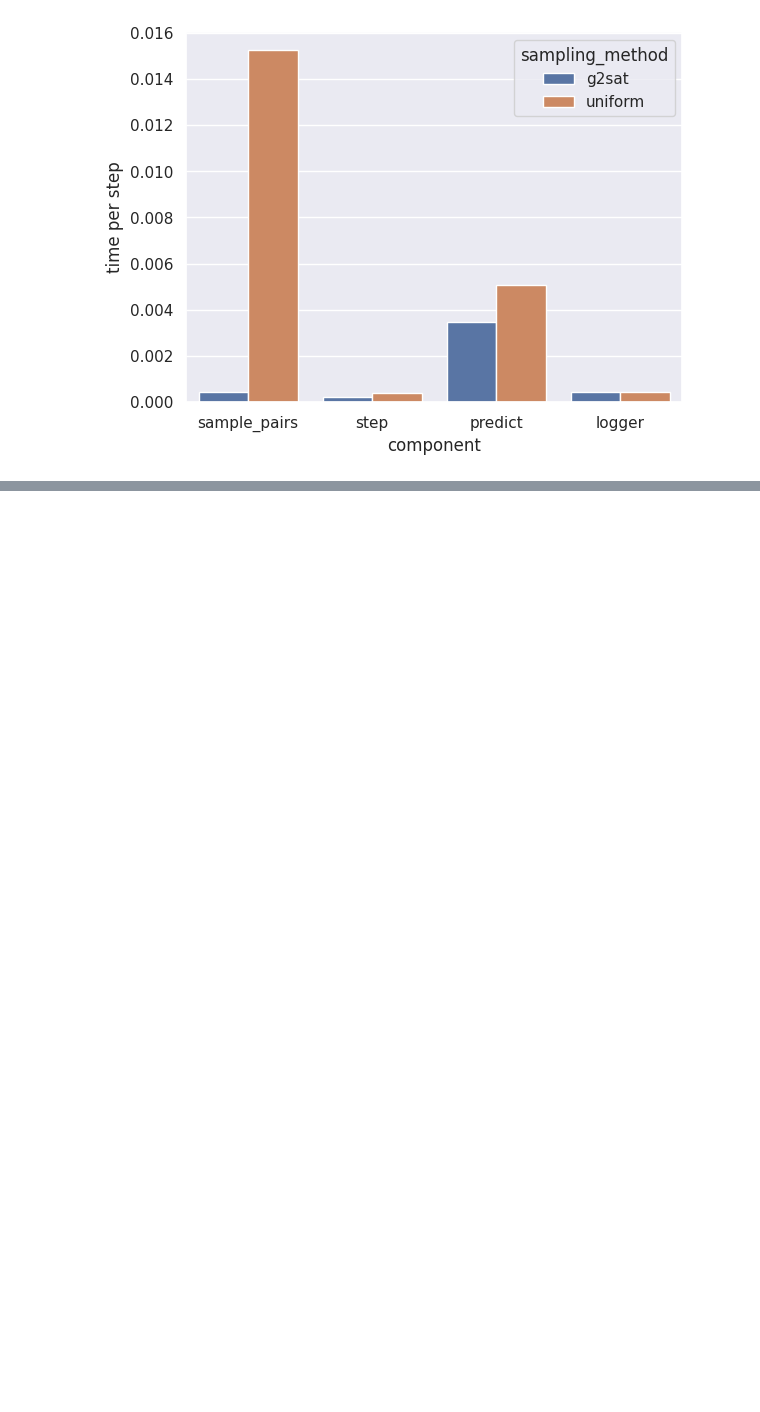
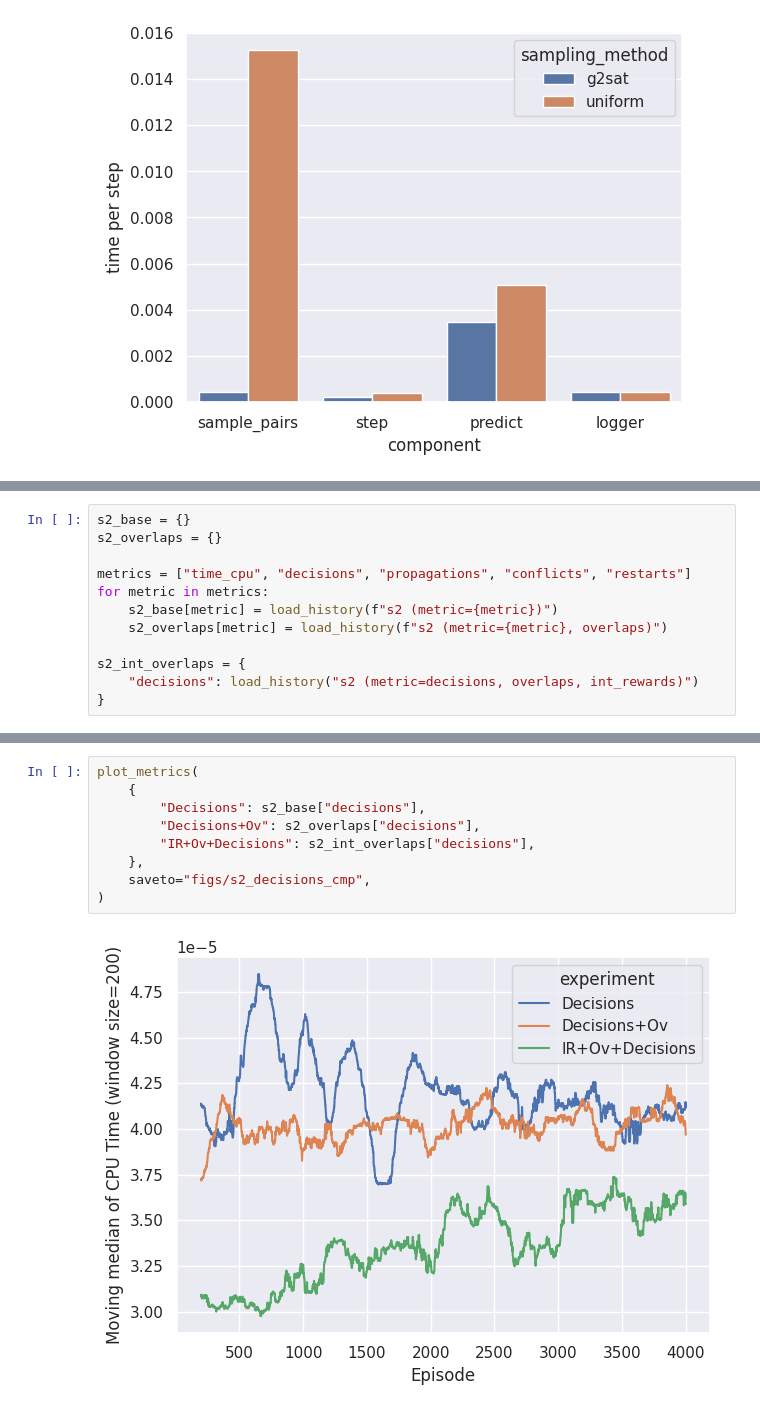
Before and after one commit to fernandokm/hard-instances, a Jupyter notebook: notebooks/analysis_g2sat.ipynb, the cells around one changed output, grey strips where cells are left out. Drawn from its saved outputs; the diff is of its cells as text; blank space fills up the shorter version.

```diff
--- a/notebooks/analysis_g2sat.ipynb
+++ b/notebooks/analysis_g2sat.ipynb
@@ -161,0 +185,12 @@ plot_metrics({"Ov": h_overlaps, "IR+Ov": h_int_overlaps, "Ov+Decisions": h_overl
+# %%
+s2_base = {}
+s2_overlaps = {}
+
+metrics = ["time_cpu", "decisions", "propagations", "conflicts", "restarts"]
+for metric in metrics:
+    s2_base[metric] = load_history(f"s2 (metric={metric})")
+    s2_overlaps[metric] = load_history(f"s2 (metric={metric}, overlaps)")
+
+s2_int_overlaps = {
+    "decisions": load_history("s2 (metric=decisions, overlaps, int_rewards)")
+}
@@ -161,0 +209,11 @@ plot_metrics({"Ov": h_overlaps, "IR+Ov": h_int_overlaps, "Ov+Decisions": h_overl
+# %%
+plot_metrics(
+    {
+        "Decisions": s2_base["decisions"],
+        "Decisions+Ov": s2_overlaps["decisions"],
+        "IR+Ov+Decisions": s2_int_overlaps["decisions"],
+    },
+    saveto="figs/s2_decisions_cmp",
+)
+# %% [output]
+[figure, added]
```
Also changed, not shown: parts of 53 cells of this notebook.
